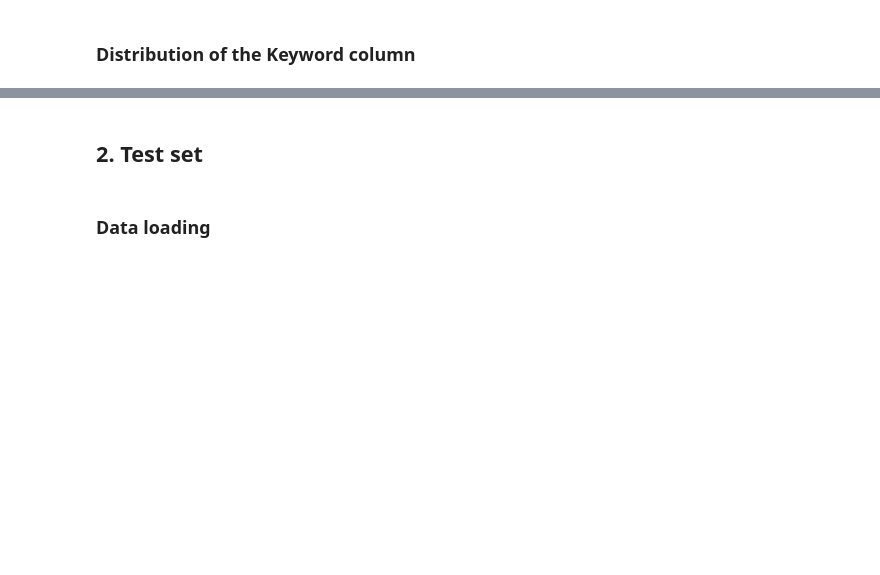
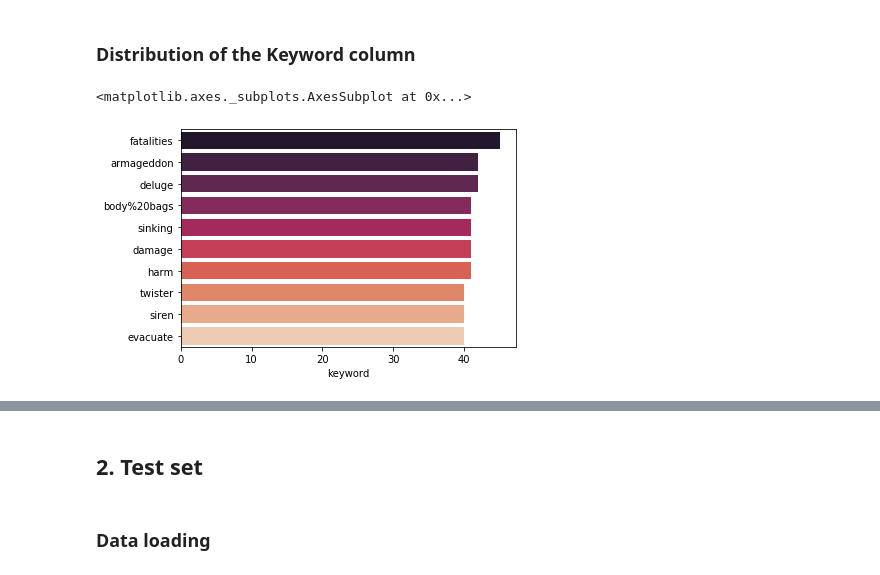
Before and after one commit to amuller9/Rolex_Project2, a Jupyter notebook: code/Alix Main_Project2 - Mix Sam.ipynb, the cells around one changed output, grey strips where cells are left out. Cells and saved outputs as stored; diff of their text form; code cells hidden in the pictures; blank space fills up the shorter version.

```diff
--- a/code/Alix Main_Project2 - Mix Sam.ipynb
+++ b/code/Alix Main_Project2 - Mix Sam.ipynb
@@ -95,6 +122,9 @@ sns.barplot(train['Target'].value_counts().index, train['Target'].value_counts()
 # %% [markdown]
 ### Distribution of the Keyword column
 # %%
-sns.barplot(y = train['Keyword'].value_counts()[:10].index, x = train['Keyword'].value_counts()[:10], orient='h', palette = 'rocket')
+sns.barplot(y = train['keyword'].value_counts()[:10].index, x = train['keyword'].value_counts()[:10], orient='h', palette = 'rocket')
+# %% [output]
+<matplotlib.axes._subplots.AxesSubplot at 0x...>
+[figure, added]
 # %%
 train.loc[train['Tweet text'].str.contains('disaster', na=False, case=False)].Target.value_counts()
```
Also changed, not shown: parts of 12 cells of this notebook, 1 other file.
